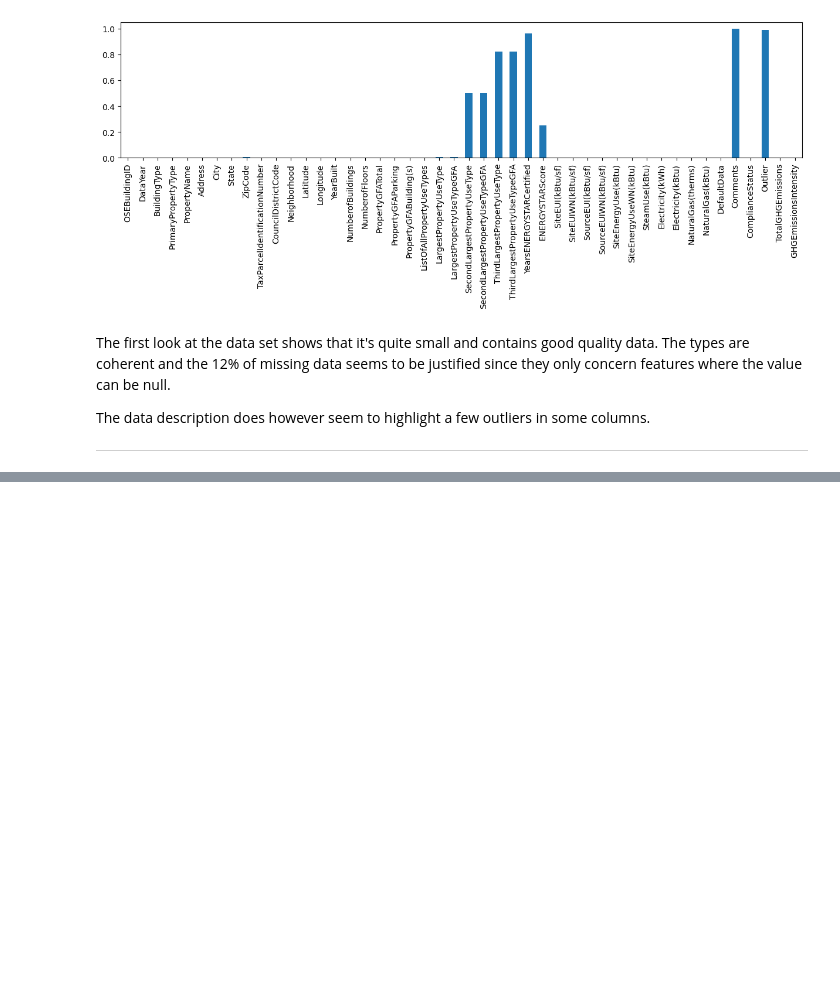
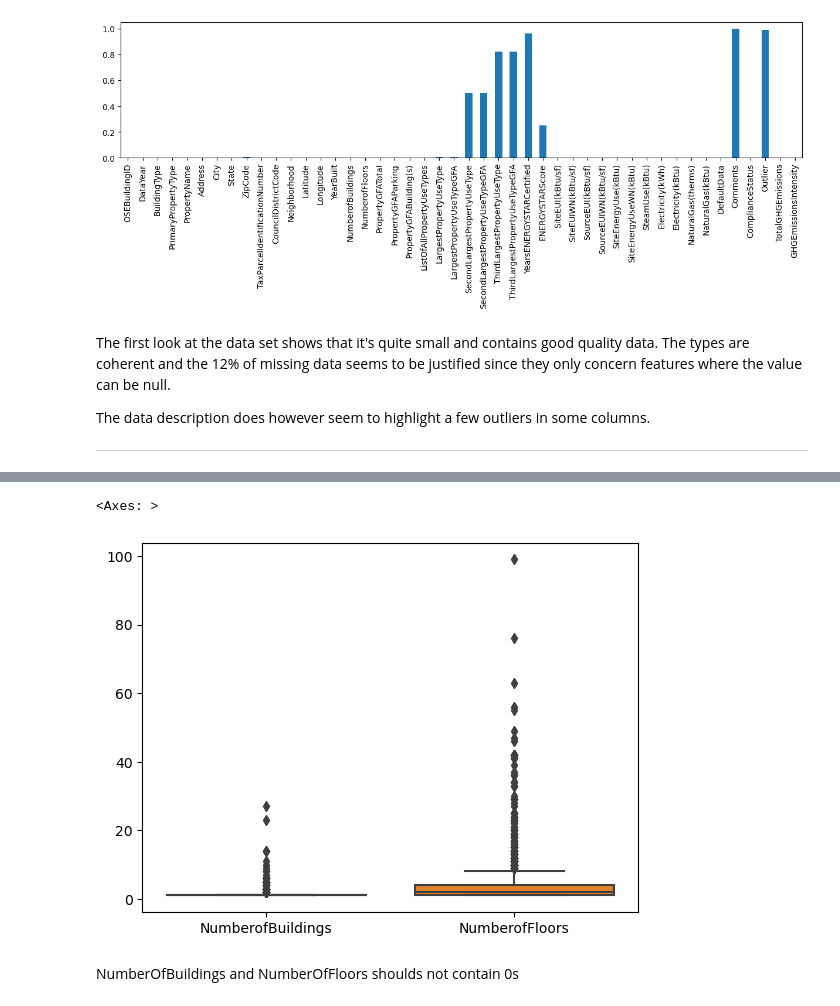
Before and after one commit to Dzov/DSP4, a Jupyter notebook: Haladjian_Amelie-Dzovinar_1_notebook_exploratoire_082023.ipynb, the cells around one changed output, grey strips where cells are left out. Drawn from its saved outputs; the diff is of its cells as text; code cells hidden in the pictures; blank space fills up the shorter version.

```diff
--- a/Haladjian_Amelie-Dzovinar_1_notebook_exploratoire_082023.ipynb
+++ b/Haladjian_Amelie-Dzovinar_1_notebook_exploratoire_082023.ipynb
@@ -169,0 +227,5 @@ plt.show()
+# %%
+non_compliant_buildings = data.loc[
+    data["ComplianceStatus"].isin(["Missing Data", "Non-Compliant"])
+]
+non_compliant_buildings
@@ -169,0 +253,3 @@ plt.show()
+# %%
+data = data.drop(non_compliant_buildings.index)
+data.drop(columns=["ComplianceStatus"])
@@ -169,0 +274,3 @@ plt.show()
+# %%
+outliers = data.loc[data["Outlier"].notna()]
+outliers
@@ -169,0 +284,2 @@ plt.show()
+# %%
+data = data.drop(outliers.index)
@@ -169,0 +299,7 @@ plt.show()
+# %%
+sns.boxplot(data=data[["NumberofBuildings", "NumberofFloors"]])
+# %% [output]
+<Axes: >
+[figure, added]
+# %% [markdown]
+NumberOfBuildings and NumberOfFloors shoulds not contain 0s
```
Also changed, not shown: parts of 51 cells of this notebook.
